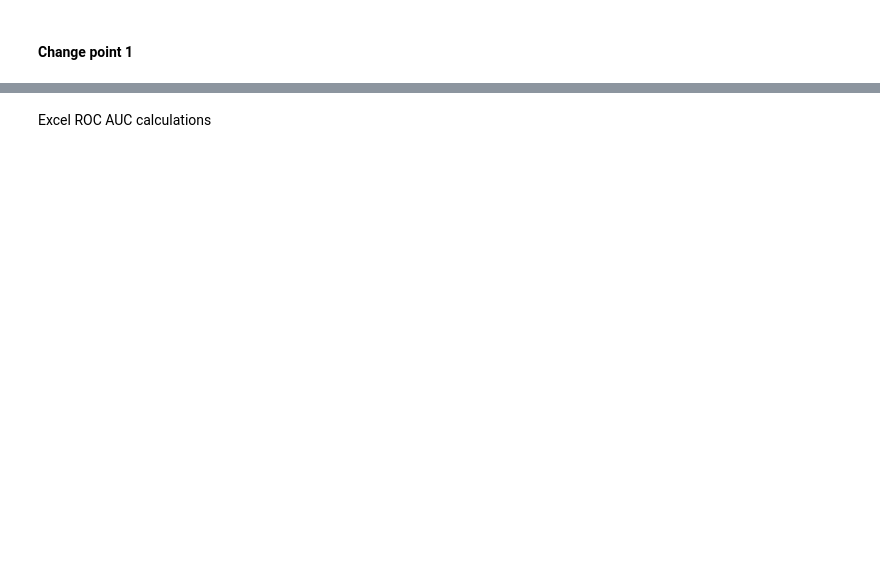
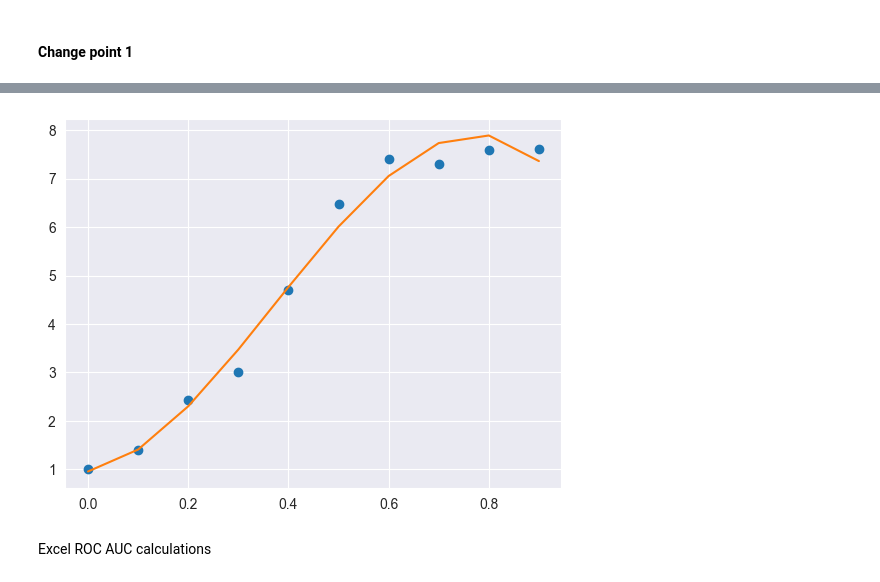
Before and after one commit to marcell-nemeth/dde, a Jupyter notebook: notebooks/drift_score_correlation_insect.ipynb, the cells around one changed output, grey strips where cells are left out. Saved outputs shown, nothing was run; the diff lists cells and outputs as text; code cells hidden in the pictures; blank space fills up the shorter version.

```diff
--- a/notebooks/drift_score_correlation_insect.ipynb
+++ b/notebooks/drift_score_correlation_insect.ipynb
@@ -374,3 +500,11 @@ plot_lift_curve(score, y)
+# %%
+dde_fitted_coeffs = np.polyfit(dde_df.threshold, dde_df.dde_lift, 3)
+dde_fitted_curve = np.poly1d(dde_fitted_coeffs)
+# %%
+plt.plot(dde_df.threshold, dde_df.dde_lift, 'o', dde_df.threshold, dde_fitted_curve(dde_df.threshold))
+plt.show()
+# %% [output]
+[figure, added]
 # %% [markdown]
 Excel ROC AUC calculations
 # %%
```
Also changed, not shown: parts of 32 cells of this notebook.
